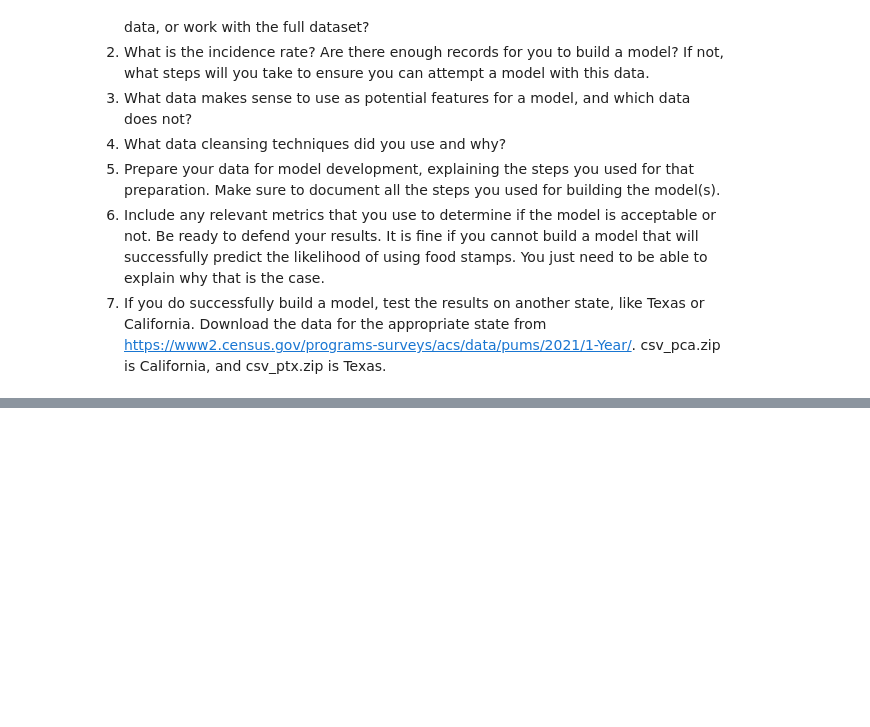
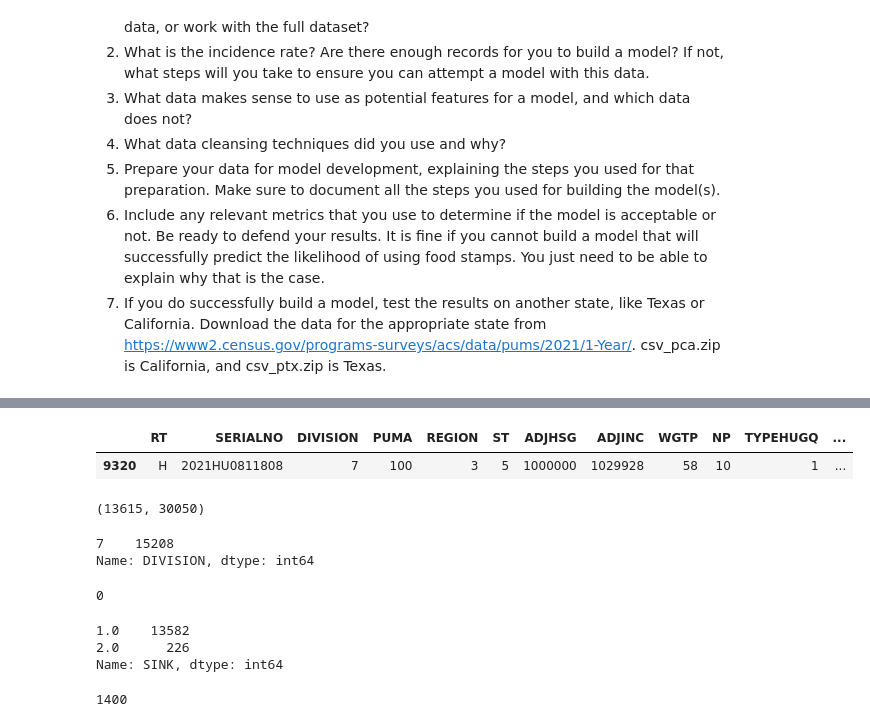
Before and after one commit to qSergio/techy_food, a Jupyter notebook: Food_census.ipynb, the cells around one changed output, grey strips where cells are left out. Cells and saved outputs as stored; diff of their text form; code cells hidden in the pictures; blank space fills up the shorter version.

```diff
--- a/Food_census.ipynb
+++ b/Food_census.ipynb
@@ -30,0 +54,28 @@ df.head(3)
+# %%
+dfh[dfh['SERIALNO']== '2021HU0811808']
+# %% [output]
+|  | RT | SERIALNO | DIVISION | PUMA | REGION | ST | ADJHSG | ADJINC | WGTP | NP | TYPEHUGQ | ... |
+| 9320 | H | 2021HU0811808 | 7 | 100 | 3 | 5 | 1000000 | 1029928 | 58 | 10 | 1 | ... |
+# %%
+dfh['SERIALNO'].isin(df['SERIALNO']).sum(), df['SERIALNO'].isin(dfh['SERIALNO']).sum()
+# %% [output]
+(13615, 30050)
+# %%
+dfh['DIVISION'].value_counts()
+# %% [output]
+7    15208
+Name: DIVISION, dtype: int64
+# %%
+dfh['PUMA'].isnull().sum()
+# %% [output]
+0
+# %%
+dfh['SINK'].value_counts()
+# %% [output]
+1.0    13582
+2.0      226
+Name: SINK, dtype: int64
+# %%
+dfh['SINK'].isnull().sum()
+# %% [output]
+1400
```
Also changed, not shown: parts of 11 cells of this notebook.
